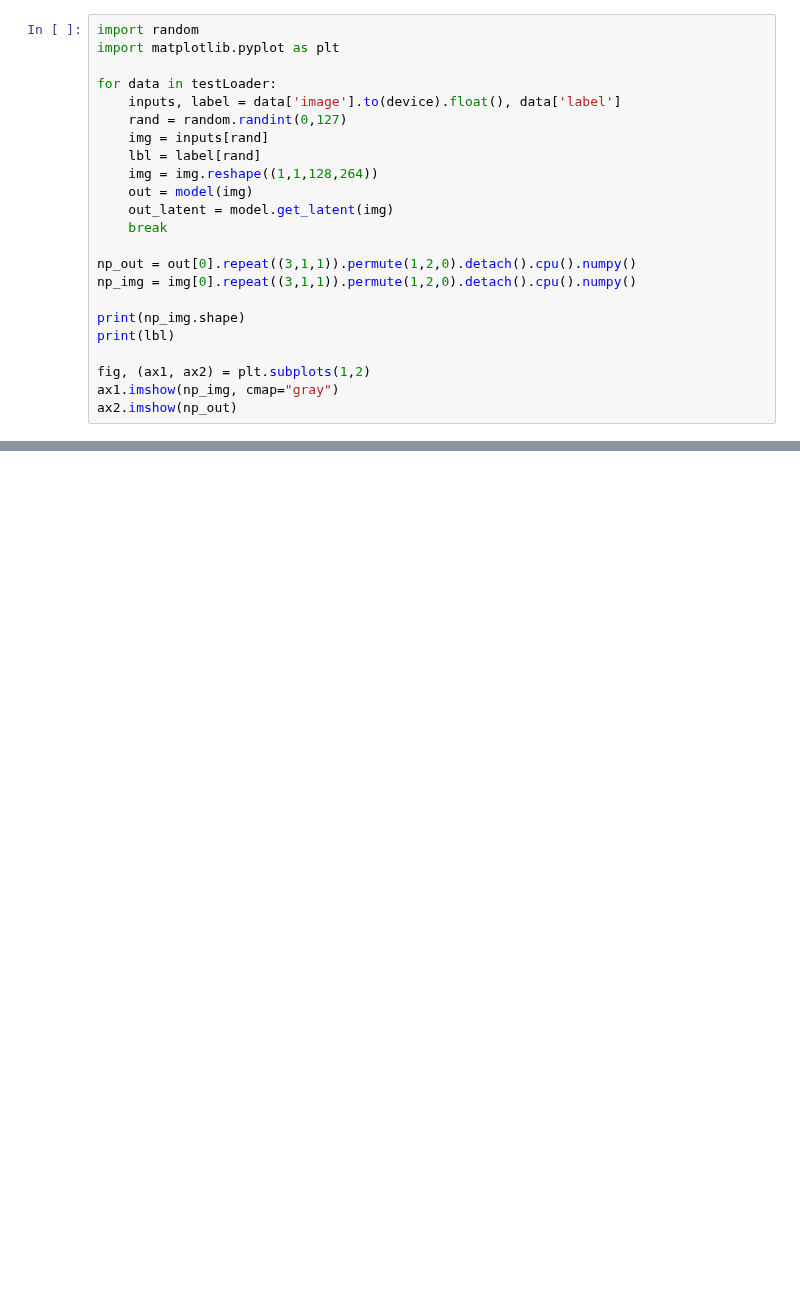
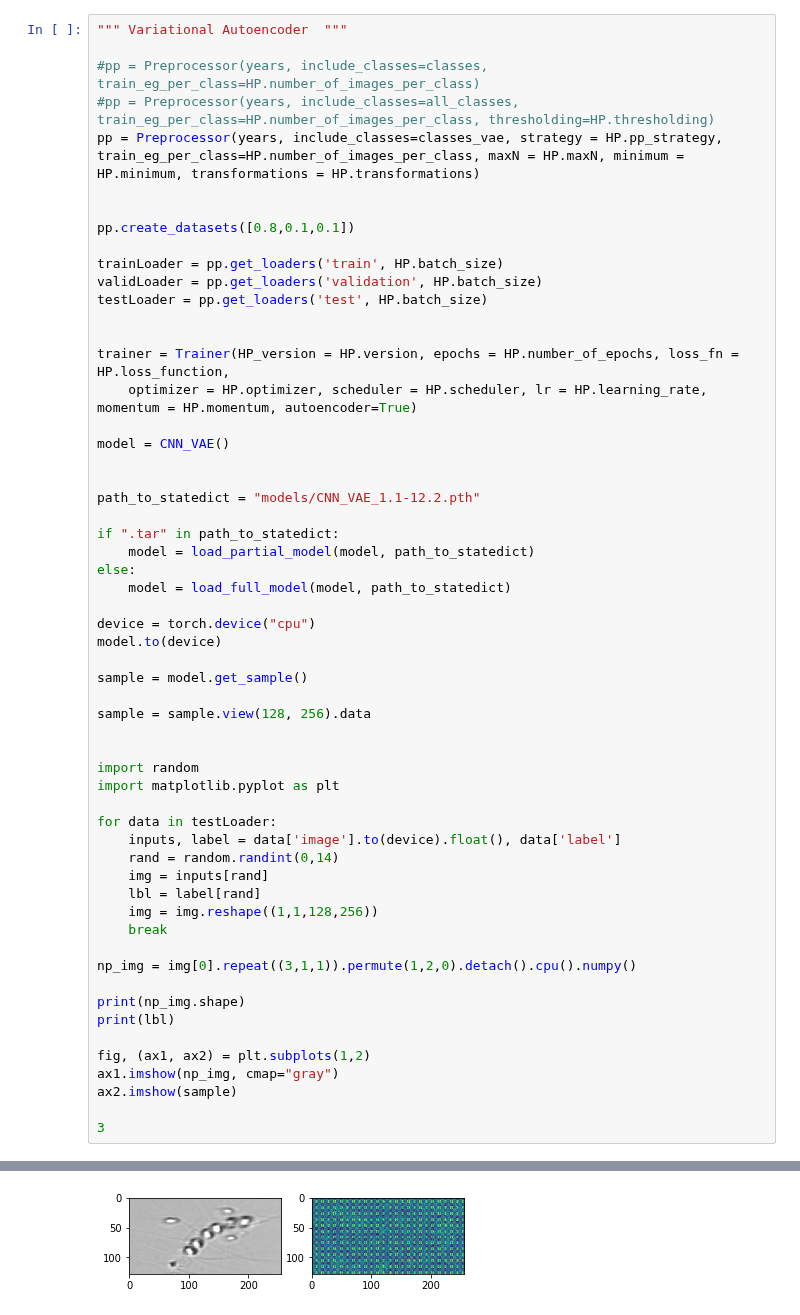
Before and after one commit to Saadmaghani/urfp-hab-plankton, a Jupyter notebook: autoencoder tester.ipynb, the cells around one changed output, grey strips where cells are left out. Saved outputs shown, nothing was run; the diff lists cells and outputs as text; blank space fills up the shorter version.

```diff
--- a/autoencoder tester.ipynb
+++ b/autoencoder tester.ipynb
@@ -74,18 +100,50 @@ model.to(device)
 # %%
+""" Variational Autoencoder  """
+
+#pp = Preprocessor(years, include_classes=classes, train_eg_per_class=HP.number_of_images_per_class)
+#pp = Preprocessor(years, include_classes=all_classes, train_eg_per_class=HP.number_of_images_per_class, thresholding=HP.thresholding)
+pp = Preprocessor(years, include_classes=classes_vae, strategy = HP.pp_strategy, train_eg_per_class=HP.number_of_images_per_class, maxN = HP.maxN, minimum = HP.minimum, transformations = HP.transformations)
+
+
+pp.create_datasets([0.8,0.1,0.1])
+
+trainLoader = pp.get_loaders('train', HP.batch_size)
+validLoader = pp.get_loaders('validation', HP.batch_size)
+testLoader = pp.get_loaders('test', HP.batch_size)
+
+
+trainer = Trainer(HP_version = HP.version, epochs = HP.number_of_epochs, loss_fn = HP.loss_function,
+	optimizer = HP.optimizer, scheduler = HP.scheduler, lr = HP.learning_rate, momentum = HP.momentum, autoencoder=True)
+
+model = CNN_VAE()
+
+
+path_to_statedict = "models/CNN_VAE_1.1-12.2.pth"
+
+if ".tar" in path_to_statedict:
+    model = load_partial_model(model, path_to_statedict)
+else:
+    model = load_full_model(model, path_to_statedict)
+
+device = torch.device("cpu")
+model.to(device)
+
+sample = model.get_sample()
+
+sample = sample.view(128, 256).data
+
+
 import random
 import matplotlib.pyplot as plt
 
 for data in testLoader:
     inputs, label = data['image'].to(device).float(), data['label']
-    rand = random.randint(0,127)
+    rand = random.randint(0,14)
     img = inputs[rand]
     lbl = label[rand]
-    img = img.reshape((1,1,128,264))
-    out = model(img)
-    out_latent = model.get_latent(img)
+    img = img.reshape((1,1,128,256))
     break
 
-np_out = out[0].repeat((3,1,1)).permute(1,2,0).detach().cpu().numpy()
 np_img = img[0].repeat((3,1,1)).permute(1,2,0).detach().cpu().numpy()
 
 print(np_img.shape)
@@ -93,4 +151,7 @@ print(lbl)
 
 fig, (ax1, ax2) = plt.subplots(1,2)
 ax1.imshow(np_img, cmap="gray")
-ax2.imshow(np_out)
+ax2.imshow(sample)
+
+3
+# %% [output]
@@ -96,0 +163 @@ ax2.imshow(np_out)
+[figure, added]
```
Also changed, not shown: parts of 5 cells of this notebook, 2 other files.
